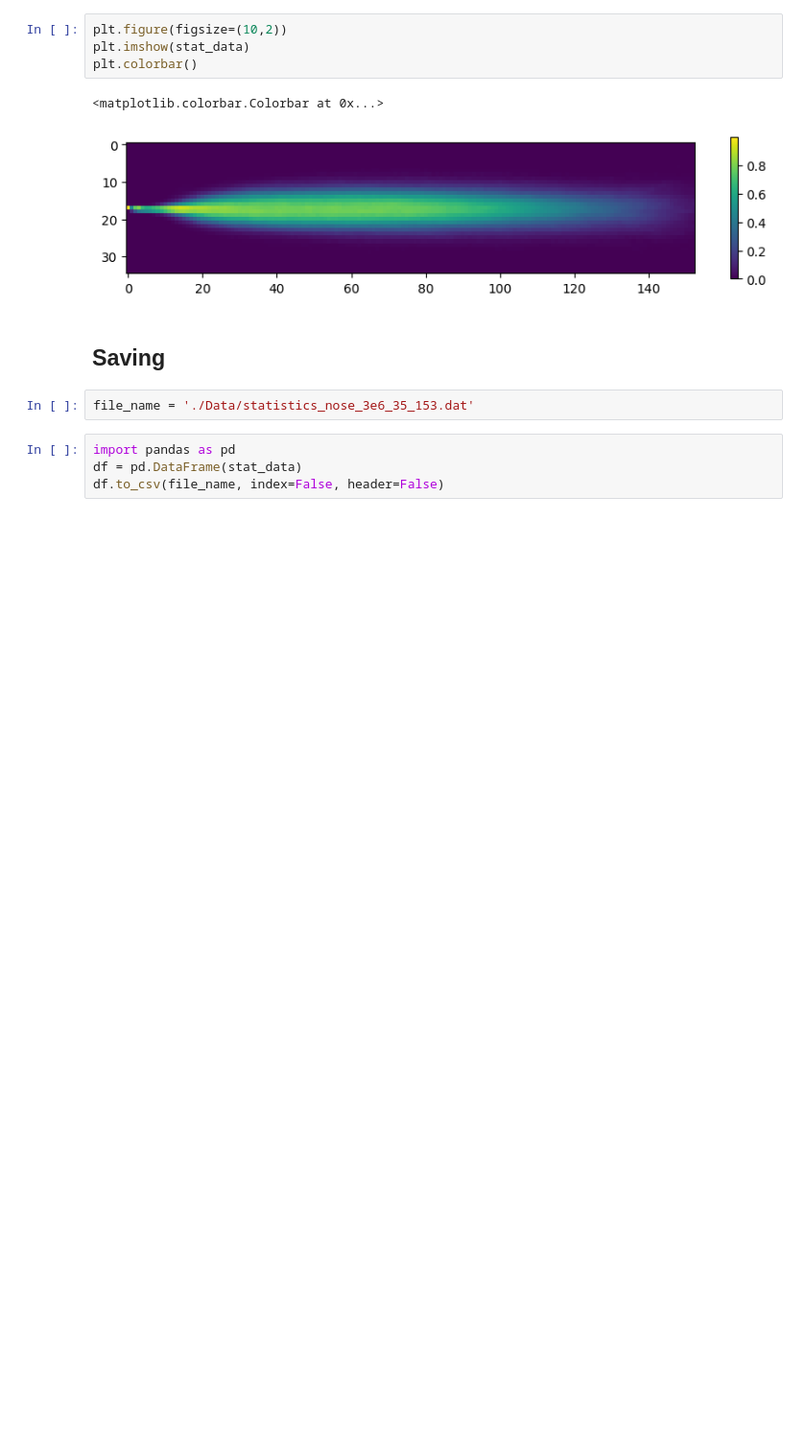
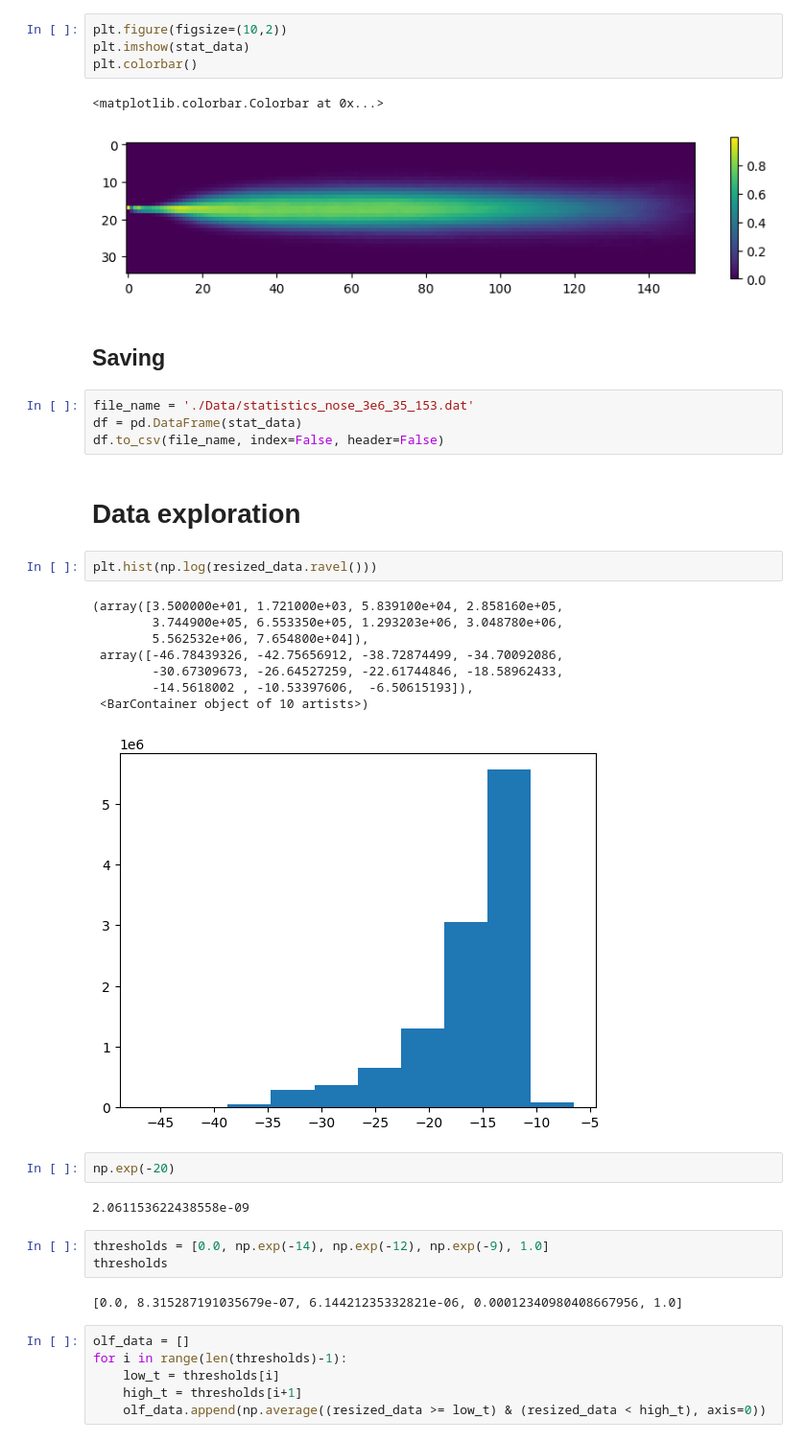
Before and after one commit to PimLb/POMDP_PBVI_Exploration, a Jupyter notebook: Experiments/Olfactory Navigation/data_generation.ipynb, the cells around one changed output. Shown at 96% size. Saved outputs shown, nothing was run; the diff lists cells and outputs as text; blank space fills up the shorter version.

```diff
--- a/Experiments/Olfactory Navigation/data_generation.ipynb
+++ b/Experiments/Olfactory Navigation/data_generation.ipynb
@@ -76,9 +63,35 @@ plt.colorbar()
 [figure]
 # %% [markdown]
 ## Saving
-# %%
-file_name = './Data/statistics_nose_3e6_35_153.dat'
 # %%
-import pandas as pd
+file_name = './Data/statistics_nose_3e6_35_153.dat'
 df = pd.DataFrame(stat_data)
 df.to_csv(file_name, index=False, header=False)
+# %% [markdown]
+# Data exploration
+# %%
+plt.hist(np.log(resized_data.ravel()))
+# %% [output]
+(array([3.500000e+01, 1.721000e+03, 5.839100e+04, 2.858160e+05,
+        3.744900e+05, 6.553350e+05, 1.293203e+06, 3.048780e+06,
+        5.562532e+06, 7.654800e+04]),
+ array([-46.78439326, -42.75656912, -38.72874499, -34.70092086,
+        -30.67309673, -26.64527259, -22.61744846, -18.58962433,
+        -14.5618002 , -10.53397606,  -6.50615193]),
+ <BarContainer object of 10 artists>)
+[figure, added]
+# %%
+np.exp(-20)
+# %% [output]
+2.061153622438558e-09
+# %%
+thresholds = [0.0, np.exp(-14), np.exp(-12), np.exp(-9), 1.0]
+thresholds
+# %% [output]
+[0.0, 8.315287191035679e-07, 6.14421235332821e-06, 0.00012340980408667956, 1.0]
+# %%
+olf_data = []
+for i in range(len(thresholds)-1):
+    low_t = thresholds[i]
+    high_t = thresholds[i+1]
+    olf_data.append(np.average((resized_data >= low_t) & (resized_data < high_t), axis=0))
```
Also changed, not shown: parts of 21 cells of this notebook, 1 other file.
